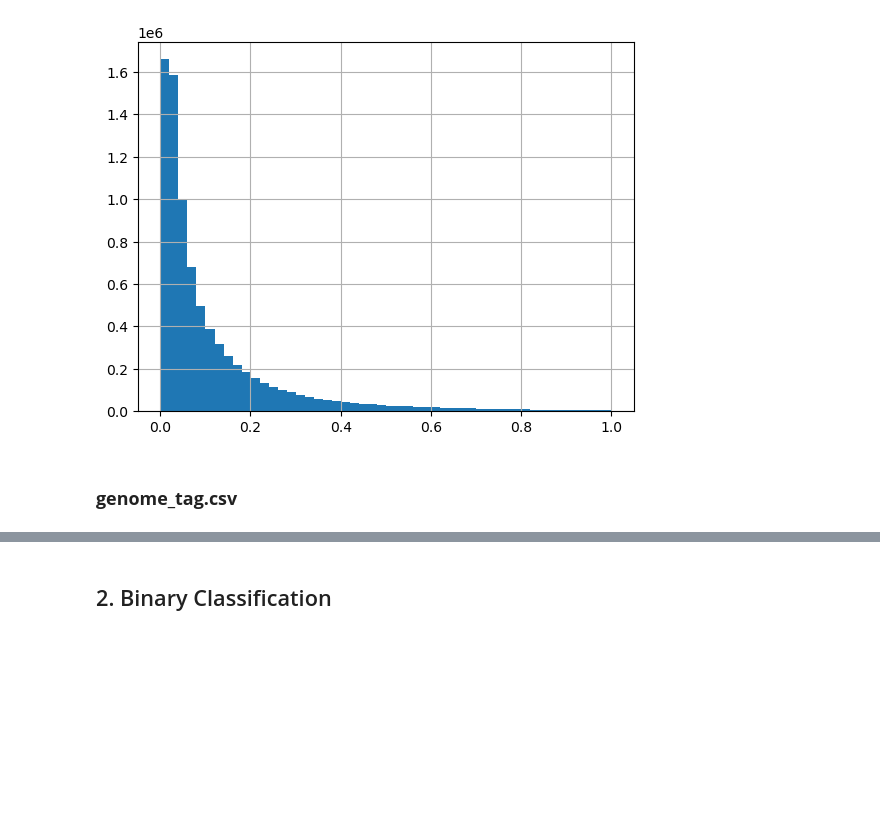
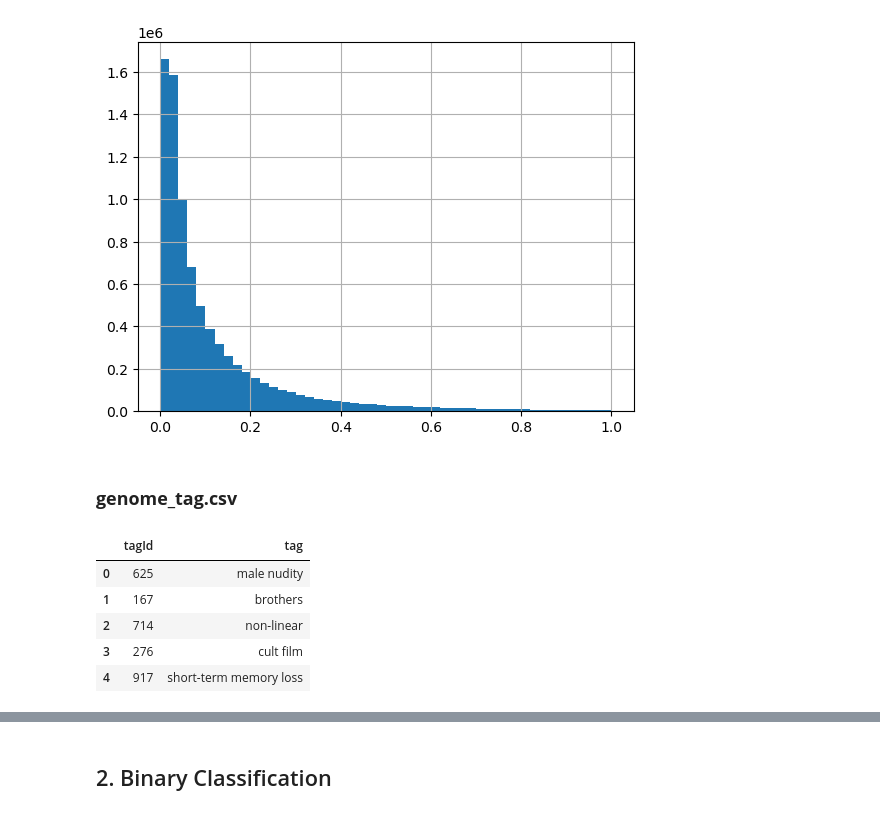
Before and after one commit to mara-sanchez1/MovieLens, a Jupyter notebook: MovieLens.ipynb, the cells around one changed output, grey strips where cells are left out. Cells and saved outputs as stored; diff of their text form; code cells hidden in the pictures; blank space fills up the shorter version.

```diff
--- a/MovieLens.ipynb
+++ b/MovieLens.ipynb
@@ -522,3 +522,15 @@ genome_scores_train["relevance"].hist(bins=50)
 # %%
 genome_tags_df = pd.read_csv('data/genome_tags.csv')
 genome_tags_train, genome_tags_test = train_test_split(genome_tags_df, random_state=123, test_size=0.3)
+# %%
+# Reset index because it looks better :)
+genome_tags_train = genome_tags_train.reset_index(drop=True)
+genome_tags_test = genome_tags_test.reset_index(drop=True)
+genome_tags_train.head(5)
+# %% [output]
+|  | tagId | tag |
+| 0 | 625 | male nudity |
+| 1 | 167 | brothers |
+| 2 | 714 | non-linear |
+| 3 | 276 | cult film |
+| 4 | 917 | short-term memory loss |
```
Also changed, not shown: parts of 3 cells of this notebook.
